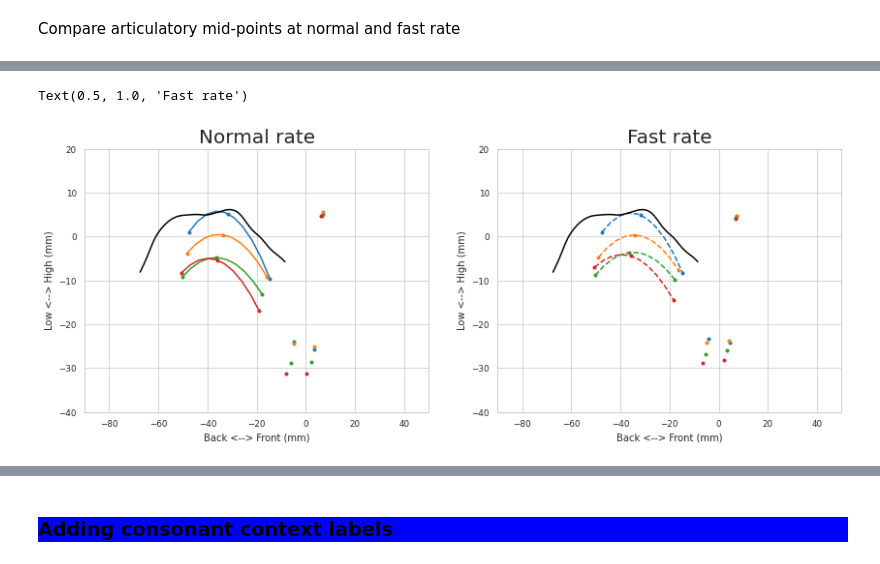
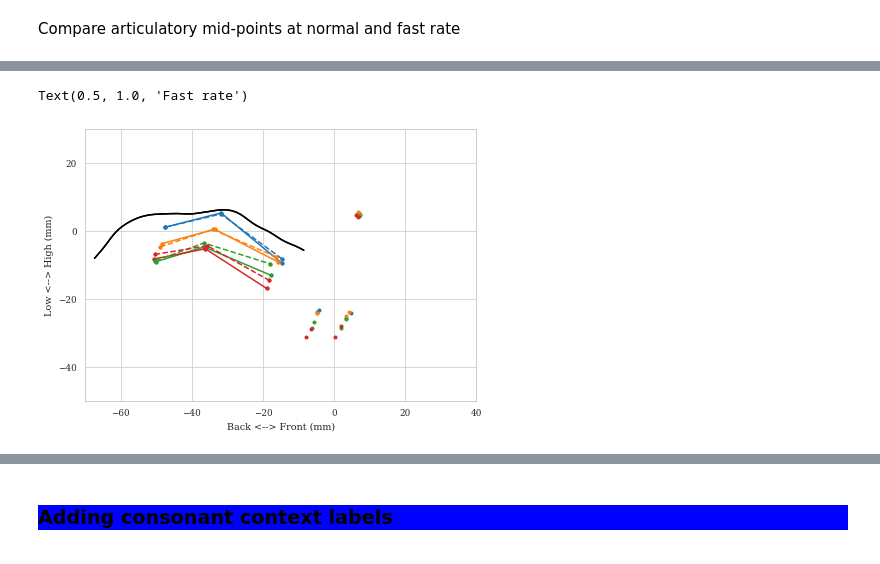
Before and after one commit to jaekookang/Articulatory-Data-Processor, a Jupyter notebook: 1-01_postprocesing.ipynb, the cells around one changed output, grey strips where cells are left out. Cells and saved outputs as stored; diff of their text form; code cells hidden in the pictures.

```diff
--- a/1-01_postprocesing.ipynb
+++ b/1-01_postprocesing.ipynb
@@ -1210,7 +1234,7 @@ interactive(children=(Dropdown(description='which_spkr', options=('F01', 'F02',
 # %% [markdown]
 Compare articulatory mid-points at normal and fast rate
 # %%
-def plot_artic_single(df, ax, which_spkr, which_rate, which_vowel, which_time, custom_vowels,
+def _plot_artic_single(df, ax, which_spkr, which_rate, which_vowel, which_time, custom_vowels,
                       tongue_idx, jaw_idx, lip_idx, vowel2ipa, font_scale=1, show_legend=True,
                       marker='o', markerfacecolor=True, linestyle='--', tongue_spline=False, **kwargs):
     with sns.plotting_context('paper', font_scale=font_scale, rc=kwargs):
@@ -1253,3 +1277,22 @@ def plot_artic_single(df, ax, which_spkr, which_rate, which_vowel, which_time, c
         if show_legend:
             ax.legend()
     return ax
+# %%
+tongue_idx = [0, 1, 2, 3, 4, 5]
+jaw_idx = [6, 7]
+lip_idx = [8, 9, 10, 11]
+
+fig, (ax1, ax2) = plt.subplots(1, 2, figsize=(14, 5), facecolor='white')
+# --- Normal rate
+_plot_artic_single(DF, ax1, which_spkr, 'N', which_vowel, which_time, custom_vowels,
+                   tongue_idx, jaw_idx, lip_idx, vowel2ipa, font_scale=5, show_legend=False,
+                   linestyle='-', marker='o',
+                   tongue_spline=True)
+ax1.set_title('Normal rate', fontsize=20)
+
+# --- Fast rate
+_plot_artic_single(DF, ax2, which_spkr, 'F', which_vowel, which_time, custom_vowels,
+                   tongue_idx, jaw_idx, lip_idx, vowel2ipa, font_scale=5, show_legend=False,
+                   linestyle='--', marker='o', markerfacecolor='None',
+                   tongue_spline=True)
+ax2.set_title('Fast rate', fontsize=20)
@@ -1256,18 +1302,18 @@ def plot_artic_single(df, ax, which_spkr, which_rate, which_vowel, which_time, c
 # %%
-fig, (ax1, ax2) = plt.subplots(1, 2, figsize=(14,5), facecolor='white')
+fig, ax = plt.subplots(1, figsize=(7, 5), facecolor='white')
 # --- Normal rate
-plot_artic_single(DF, ax1, which_spkr, 'N', which_vowel, which_time, custom_vowels,
-                  tongue_idx, jaw_idx, lip_idx, vowel2ipa, font_scale=5, show_legend=False,
-                  linestyle='-', marker='o',
-                  tongue_spline=True)
+_plot_artic_single(DF, ax, which_spkr, 'N', which_vowel, which_time, custom_vowels,
+                   tongue_idx, jaw_idx, lip_idx, vowel2ipa, font_scale=5, show_legend=False,
+                   linestyle='-', marker='o',
+                   tongue_spline=False)
 ax1.set_title('Normal rate', fontsize=20)
 
 # --- Fast rate
-plot_artic_single(DF, ax2, which_spkr, 'F', which_vowel, which_time, custom_vowels,
-                  tongue_idx, jaw_idx, lip_idx, vowel2ipa, font_scale=5, show_legend=False,
-                  linestyle='--', marker='o', markerfacecolor='None',
-                  tongue_spline=True)
+_plot_artic_single(DF, ax, which_spkr, 'F', which_vowel, which_time, custom_vowels,
+                   tongue_idx, jaw_idx, lip_idx, vowel2ipa, font_scale=5, show_legend=False,
+                   linestyle='--', marker='o', markerfacecolor='None',
+                   tongue_spline=False)
 ax2.set_title('Fast rate', fontsize=20)
 # %% [output]
 Text(0.5, 1.0, 'Fast rate')
-[figure, old version]
+[figure, new version]
```
Also changed, not shown: parts of 15 cells of this notebook, 27 other files.
